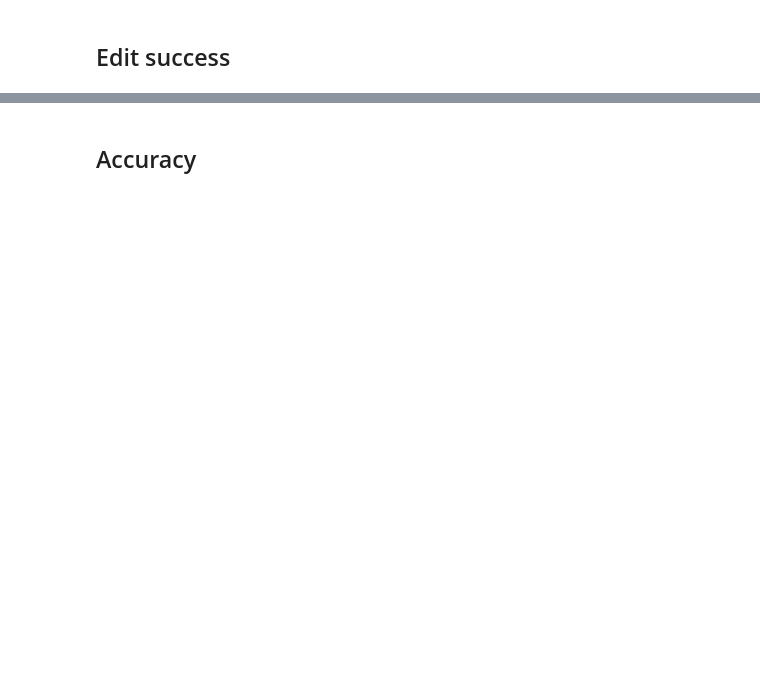
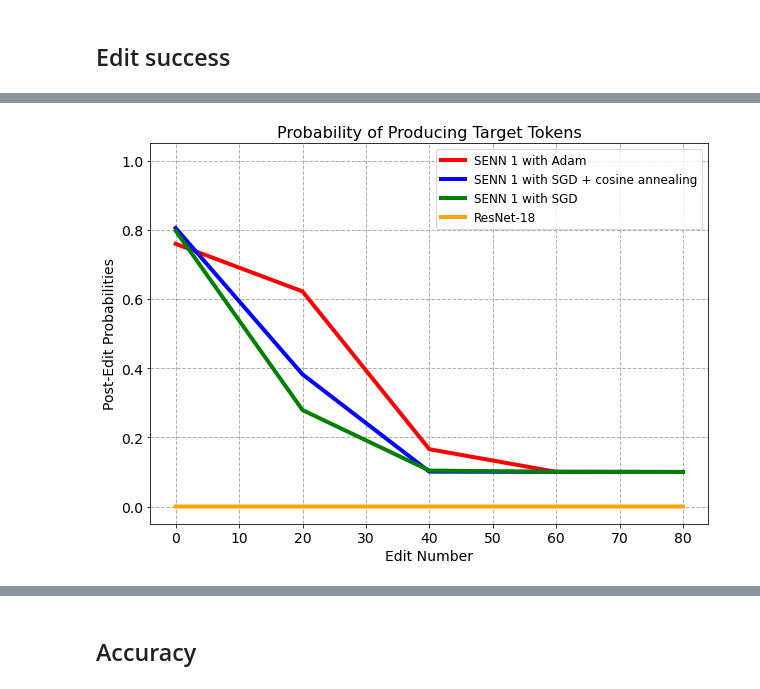
Before and after one commit to spencerbraun/editable_nlp, a Jupyter notebook: plots/Evaluation_Plots_Resnet.ipynb, the cells around one changed output, grey strips where cells are left out. Drawn from its saved outputs; the diff is of its cells as text; code cells hidden in the pictures; blank space fills up the shorter version.

```diff
--- a/plots/Evaluation_Plots_Resnet.ipynb
+++ b/plots/Evaluation_Plots_Resnet.ipynb
@@ -69,0 +193,93 @@ plt.savefig('edit_success.png', bbox_inches='tight', facecolor="#ffffff")
+# %%
+"""Comparison of different learning rate optimizer algorithms"""
+
+senn_adam['grouping'] = (
+    senn_adam
+    .edit_number
+    .apply(lambda x: int(x /20) * 20)
+)
+ax = (
+    senn_adam
+    .query('edit_step == n_edit_steps')
+    .groupby("grouping")
+    .log_prob
+    .apply(lambda x: np.mean(x))
+    .reset_index()
+    .plot(
+        kind='line', x="grouping",y="log_prob",
+        figsize=(10,7), linewidth=4, color="red",
+        label="SENN 1 with Adam"
+    )
+)
+
+senn_cos['grouping'] = (
+    senn_cos
+    .edit_number
+    .apply(lambda x: int(x /20) * 20)
+)
+(
+    senn_cos
+    .query('edit_step == n_edit_steps')
+    .query('edit_number < 100')
+    .groupby("grouping")
+    .log_prob
+    .apply(lambda x: np.mean(x))
+    .reset_index()
+    .plot(
+        kind='line', x="grouping",y="log_prob",
+        color='blue', figsize=(10,7), linewidth=4,
+        label="SENN 1 with SGD + cosine annealing", ax=ax
+    )
+)
+
+senn_sgd['grouping'] = (
+    senn_sgd
+    .edit_number
+    .apply(lambda x: int(x /20) * 20)
+)
+(
+    senn_sgd
+    .query('edit_step == n_edit_steps')
+    .query('edit_number < 100')
+    .groupby("grouping")
+    .log_prob
+    .apply(lambda x: np.mean(x))
+    .reset_index()
+    .plot(
+        kind='line', x="grouping",y="log_prob",
+        color='green', figsize=(10,7), linewidth=4,
+        label="SENN-1 with SGD", ax=ax
+    )
+)
+
+base['grouping'] = (
+    base
+    .edit_number
+    .apply(lambda x: int(x /20) * 20)
+)
+(
+    base
+    .query('edit_step == n_edit_steps')
+    .query('edit_number < 100')
+    .groupby("grouping")
+    .log_prob
+    .apply(lambda x: np.mean(np.exp(x)))
+    .reset_index()
+    .plot(
+        kind='line', x="grouping",y="log_prob",
+        color='orange', figsize=(10,7), linewidth=4,
+        label="ResNet-18", ax=ax
+    )
+)
+
+plt.xlabel("Edit Number", fontsize=14)
+plt.xticks(fontsize=14)
+plt.ylabel("Post-Edit Probabilities", fontsize=14)
+plt.yticks(fontsize=14)
+plt.ylim(-0.05, 1.05)
+plt.title("Probability of Producing Target Tokens", fontsize=16)
+plt.legend(fontsize=12)
+plt.grid(linestyle='--', linewidth=1)
+plt.savefig('edit_success.png', bbox_inches='tight', facecolor="#ffffff")
+# %% [output]
+[figure, added]
```
Also changed, not shown: parts of 13 cells of this notebook, 12 other files.
